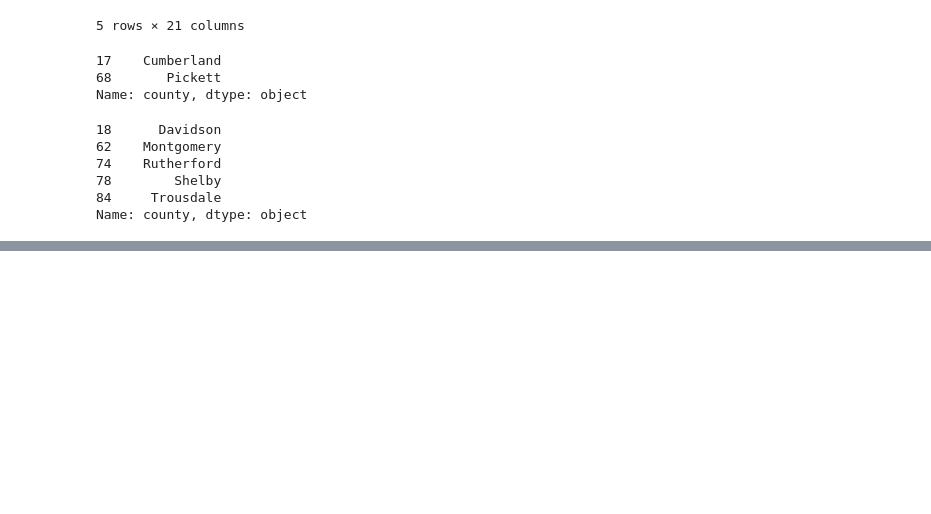
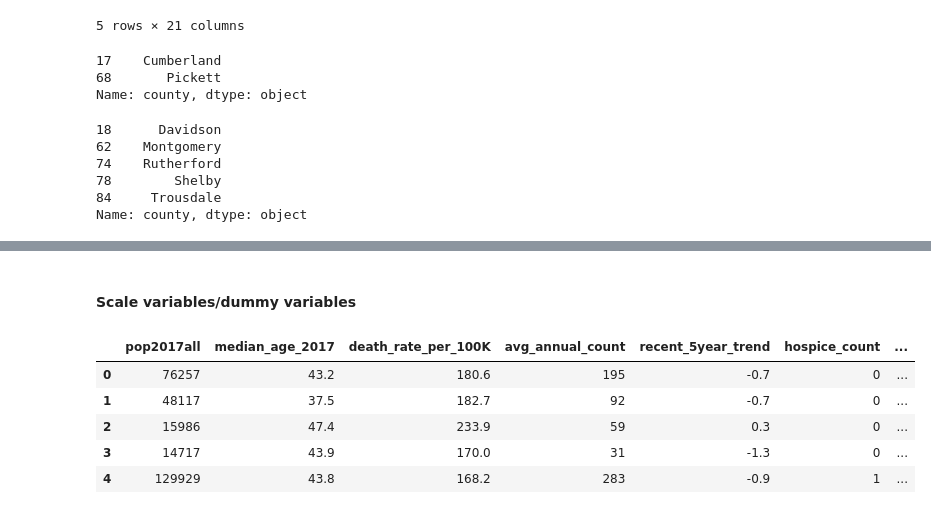
Before and after one commit to ncov/vanderbilt-aspire-data-essentials, a Jupyter notebook: data_essentials_project_090518.ipynb, the cells around one changed output, grey strips where cells are left out. Drawn from its saved outputs; the diff is of its cells as text; code cells hidden in the pictures; blank space fills up the shorter version.

```diff
--- a/data_essentials_project_090518.ipynb
+++ b/data_essentials_project_090518.ipynb
@@ -272,0 +291,12 @@ pop_and_cancer2.to_csv('cancer_data.csv')
+# %% [markdown]
+#### Scale variables/dummy variables
+# %%
+ML_data = pd.get_dummies(pair_plot_data)
+ML_data.head()
+# %% [output]
+|  | pop2017all | median_age_2017 | death_rate_per_100K | avg_annual_count | recent_5year_trend | hospice_count | ... |
+| 0 | 76257 | 43.2 | 180.6 | 195 | -0.7 | 0 | ... |
+| 1 | 48117 | 37.5 | 182.7 | 92 | -0.7 | 0 | ... |
+| 2 | 15986 | 47.4 | 233.9 | 59 | 0.3 | 0 | ... |
+| 3 | 14717 | 43.9 | 170.0 | 31 | -1.3 | 0 | ... |
+| 4 | 129929 | 43.8 | 168.2 | 283 | -0.9 | 1 | ... |
```
Also changed, not shown: parts of 18 cells of this notebook.
